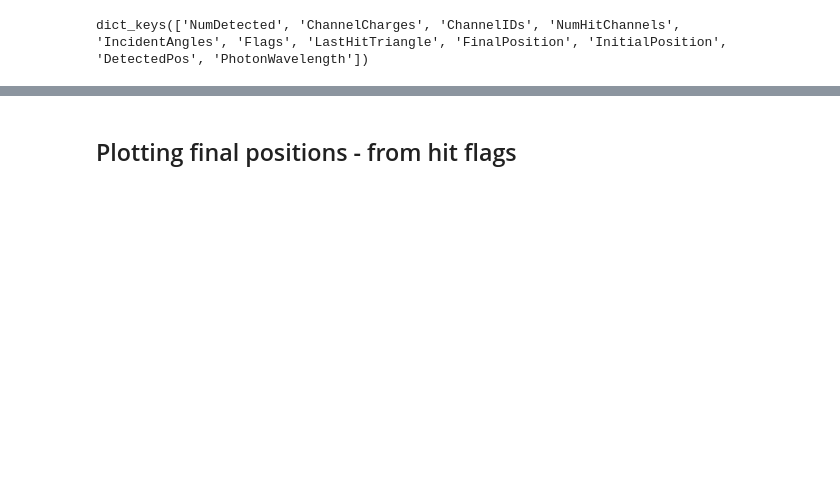
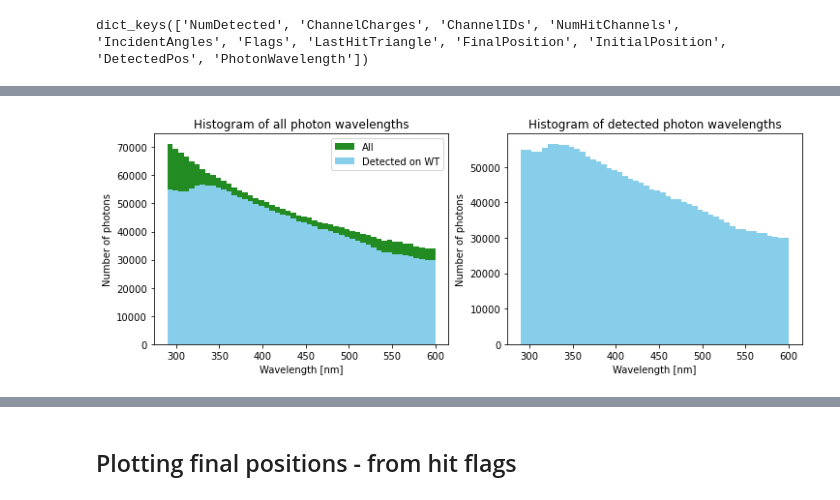
Before and after one commit to eklem1/OD_work, a Jupyter notebook: hfiles.ipynb, the cells around one changed output, grey strips where cells are left out. Drawn from its saved outputs; the diff is of its cells as text; code cells hidden in the pictures; blank space fills up the shorter version.

```diff
--- a/hfiles.ipynb
+++ b/hfiles.ipynb
@@ -118,0 +110,24 @@ plt.show()
+# %%
+wavelengths = Data1['PhotonWavelength']
+
+PhotonFlags_flip = GetPhotonFlags(Data1['Flags'])
+wavelen_hits = wavelengths[PhotonFlags_flip['SURFACE_DETECT']]
+# %%
+f, axes = plt.subplots(1, 2, figsize=(12,4)) #sharey=True
+
+# print(np.average(wavelengths))
+
+axes[0].set_title("Histogram of all photon wavelengths")
+axes[0].hist(wavelengths, bins=50, color="forestgreen", label="All")
+axes[0].hist(wavelen_hits, bins=50, color='skyblue', label="Detected on WT")
+axes[0].set_xlabel("Wavelength [nm]")
+axes[0].set_ylabel("Number of photons")
+axes[0].legend()
+
+axes[1].set_title("Histogram of detected photon wavelengths")
+axes[1].hist(wavelen_hits, bins=50, color='skyblue')
+axes[1].set_xlabel("Wavelength [nm]")
+axes[1].set_ylabel("Number of photons")
+plt.show()
+# %% [output]
+[figure, added]
```
Also changed, not shown: parts of 14 cells of this notebook, 3 other files.
